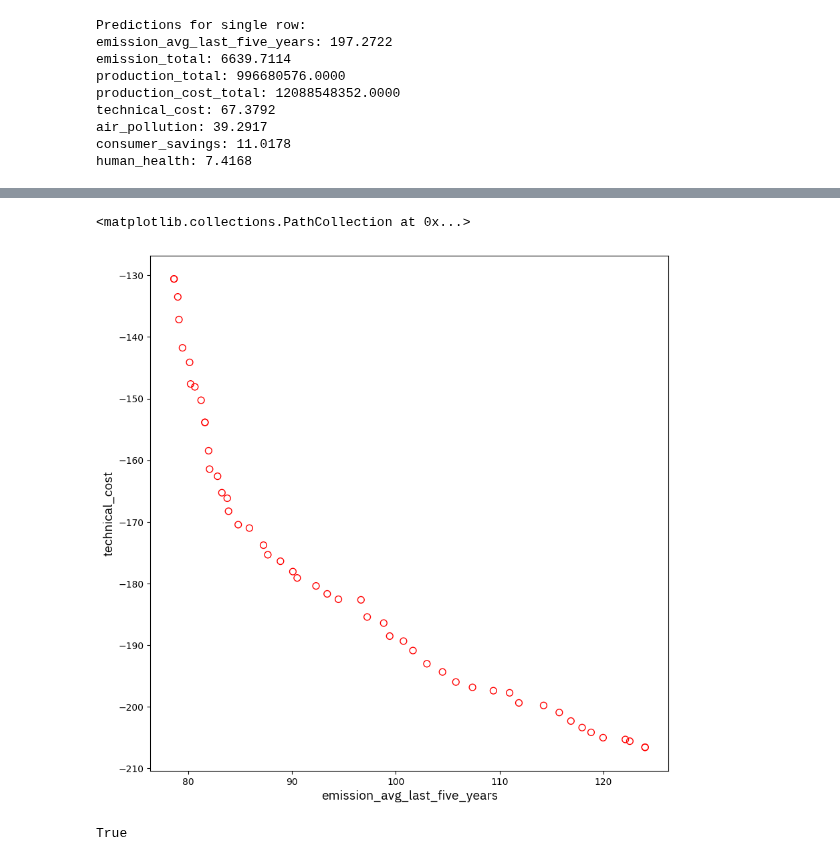
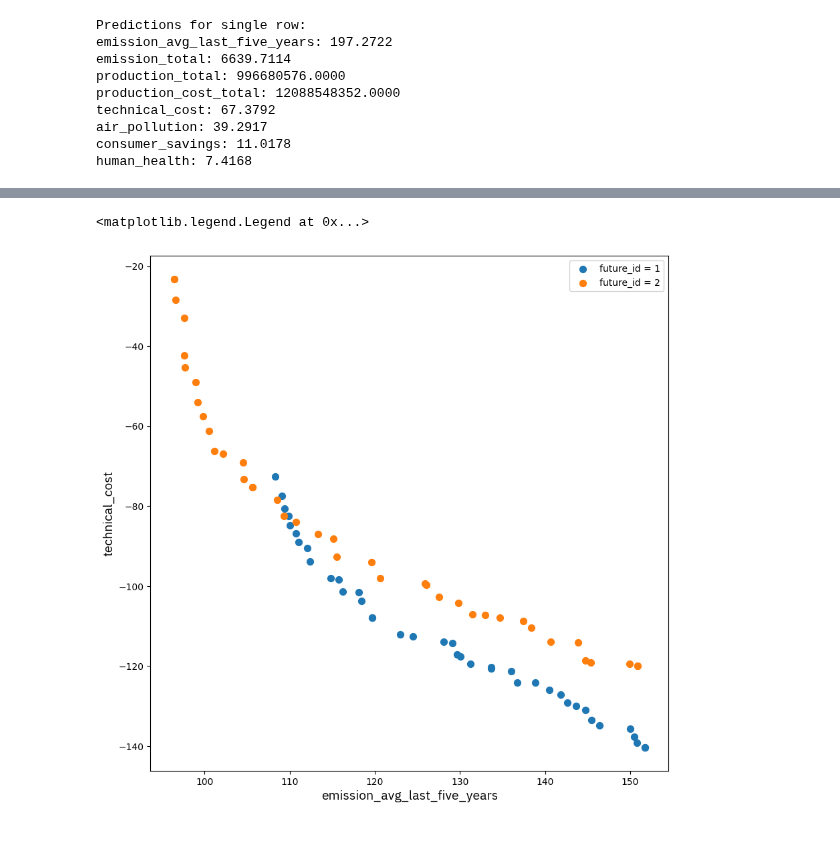
Before and after one commit to sisepuede-framework/ssp_louisiana, a Jupyter notebook: metamodel/notebooks/pymoo.ipynb, the cells around one changed output, grey strips where cells are left out. Saved outputs shown, nothing was run; the diff lists cells and outputs as text; code cells hidden in the pictures.

Commit message:
updated pymoo.nb for clean execution

```diff
--- a/metamodel/notebooks/pymoo.ipynb
+++ b/metamodel/notebooks/pymoo.ipynb
@@ -266,0 +417,20 @@ res = minimize(problem,
+# %%
+# some parallelization code blocks
+"""
+# if __name__ == "__main__":
+
+    # with mp.Pool(processes = 6, ) as pool:
+    #     runner = StarmapParallelization(pool.starmap, )
+    #     elementwise_runner = runner,    # add to NarrativePareto as kwarg
+
+t0 = time.time()
+#with ThreadPool(20, ) as pool:
+#    runner = StarmapParallelization(pool.starmap, )
+
+from dask.distributed import Client
+from pymoo.core.problem import DaskParallelization
+client = Client()
+client.restart()
+print("DASK STARTED")
+runner = DaskParallelization(client)
+"""
@@ -267,43 +621,25 @@ res = minimize(problem,
 # %%
 fig, ax = plt.subplots(figsize = (10, 10))
 
-ax.set_xlabel(problem.labels_y[0], fontfamily = "IBM Plex Sans", fontsize = 14, )
-ax.set_ylabel(problem.labels_y[1], fontfamily = "IBM Plex Sans", fontsize = 14, )
+# get labels
+labels_y = problem.labels_y
+ax.set_xlabel(labels_y[0], fontfamily = "IBM Plex Sans", fontsize = 14, )
+ax.set_ylabel(labels_y[1], fontfamily = "IBM Plex Sans", fontsize = 14, )
 
-ax.scatter(
-    res.F[:, 0],
-    res.F[:, 1],
-    facecolor = "none",
-    edgecolor = "red",
-    s = 50,
-)
+
+dfg = df_pareto_frontiers.groupby([_FIELD_FUTURE_ID])
+for fut, df in dfg:
+
+    ax.scatter(
+        df[labels_y[0]],
+        df[labels_y[1]],
+        #facecolor = "none",
+        #edgecolor = "red",
+        label = f"{_FIELD_FUTURE_ID} = {fut[0]}",
+        s = 50,
+    )
+
+ax.legend()
 # %% [output]
-<matplotlib.collections.PathCollection at 0x...>
+<matplotlib.legend.Legend at 0x...>
-[figure, old version]
+[figure, new version]
-# %%
-df_x = pd.DataFrame(res.X, columns = problem.labels_x)
-df_y = pd.DataFrame(
-    xgb_pipeline.predict(res.X),
-    columns = problem.labels_y_universe,
-)
-
-df = (
-    pd.concat(
-        [
-            df_x,
-            df_y
-        ],
-        axis = 1,
-    )
-    .sort_values(by = ["emission_avg_last_five_years"], ascending = False, )
-    .reset_index(drop = True, )
-)
-
-df["pareto_index"] = np.arange(df.shape[0])
-
-
-import pathlib
-path_out = pathlib.Path(os.getcwd()).parents[0].joinpath("optimization", "out")
-path_out.is_dir()
-# %% [output]
-True
```
Also changed, not shown: parts of 33 cells of this notebook.
